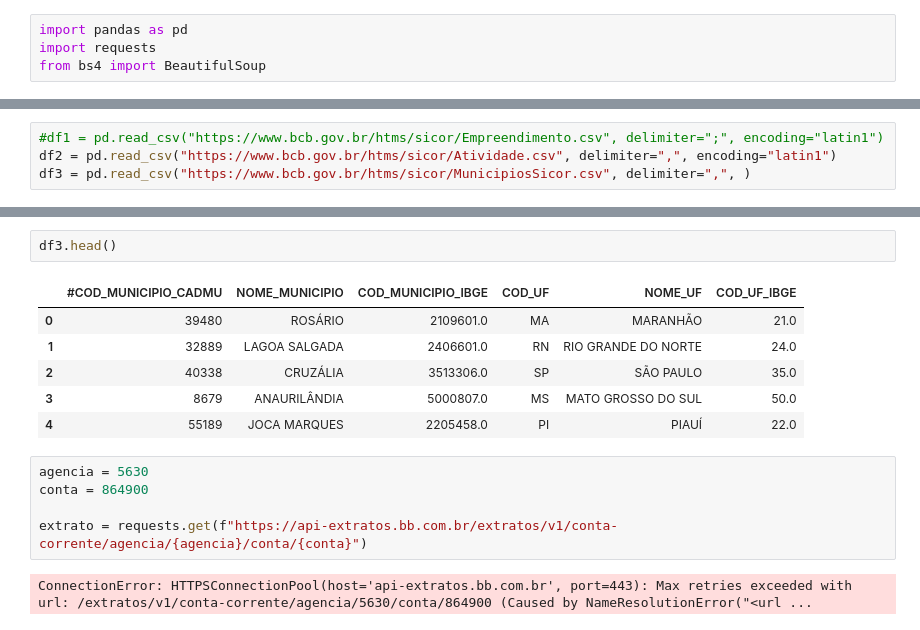
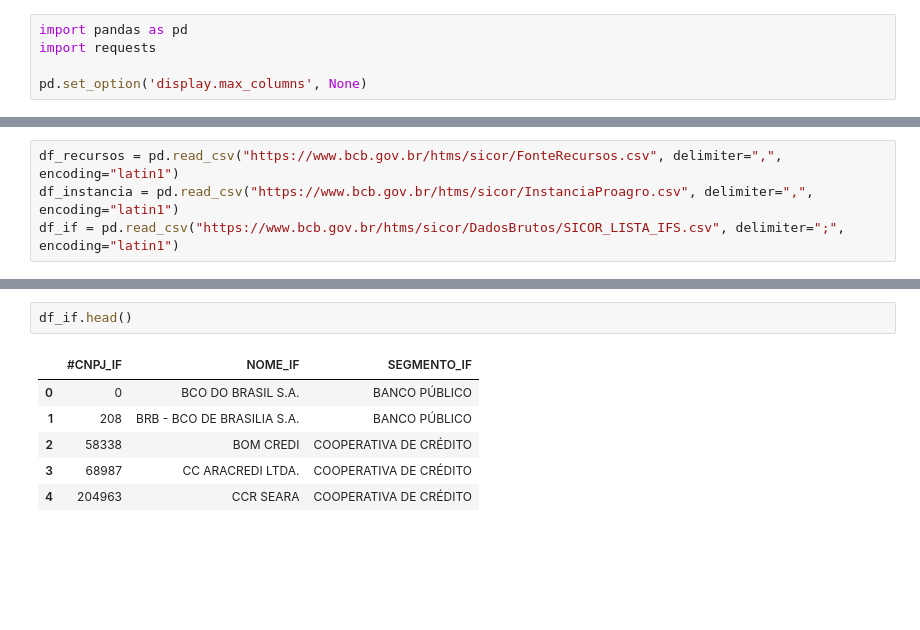
Before and after one commit to Helio-Jr/operacoes-sicor, a Jupyter notebook: testes.ipynb, the cells around one changed output, grey strips where cells are left out. Saved outputs shown, nothing was run; the diff lists cells and outputs as text; blank space fills up the shorter version.

```diff
--- a/testes.ipynb
+++ b/testes.ipynb
@@ -1,4 +3,5 @@
 # %%
 import pandas as pd
 import requests
-from bs4 import BeautifulSoup
+
+pd.set_option('display.max_columns', None)
@@ -35,4 +21,4 @@ df[df["#REF_BACEN"] == 519338131]
 # %%
-#df1 = pd.read_csv("https://www.bcb.gov.br/htms/sicor/Empreendimento.csv", delimiter=";", encoding="latin1")
-df2 = pd.read_csv("https://www.bcb.gov.br/htms/sicor/Atividade.csv", delimiter=",", encoding="latin1")
-df3 = pd.read_csv("https://www.bcb.gov.br/htms/sicor/MunicipiosSicor.csv", delimiter=",", )
+df_recursos = pd.read_csv("https://www.bcb.gov.br/htms/sicor/FonteRecursos.csv", delimiter=",", encoding="latin1")
+df_instancia = pd.read_csv("https://www.bcb.gov.br/htms/sicor/InstanciaProagro.csv", delimiter=",", encoding="latin1")
+df_if = pd.read_csv("https://www.bcb.gov.br/htms/sicor/DadosBrutos/SICOR_LISTA_IFS.csv", delimiter=";", encoding="latin1")
@@ -39,16 +61,9 @@ df3 = pd.read_csv("https://www.bcb.gov.br/htms/sicor/MunicipiosSicor.csv", delim
 # %%
-df3.head()
+df_if.head()
 # %% [output]
-|  | #COD_MUNICIPIO_CADMU | NOME_MUNICIPIO | COD_MUNICIPIO_IBGE | COD_UF | NOME_UF | COD_UF_IBGE |
-| 0 | 39480 | ROSÁRIO | 2109601.0 | MA | MARANHÃO | 21.0 |
-| 1 | 32889 | LAGOA SALGADA | 2406601.0 | RN | RIO GRANDE DO NORTE | 24.0 |
-| 2 | 40338 | CRUZÁLIA | 3513306.0 | SP | SÃO PAULO | 35.0 |
-| 3 | 8679 | ANAURILÂNDIA | 5000807.0 | MS | MATO GROSSO DO SUL | 50.0 |
-| 4 | 55189 | JOCA MARQUES | 2205458.0 | PI | PIAUÍ | 22.0 |
+|  | #CNPJ_IF | NOME_IF | SEGMENTO_IF |
+| 0 | 0 | BCO DO BRASIL S.A. | BANCO PÚBLICO |
+| 1 | 208 | BRB - BCO DE BRASILIA S.A. | BANCO PÚBLICO |
+| 2 | 58338 | BOM CREDI | COOPERATIVA DE CRÉDITO |
+| 3 | 68987 | CC ARACREDI LTDA. | COOPERATIVA DE CRÉDITO |
+| 4 | 204963 | CCR SEARA | COOPERATIVA DE CRÉDITO |
-# %%
-agencia = 5630
-conta = 864900
-
-extrato = requests.get(f"https://api-extratos.bb.com.br/extratos/v1/conta-corrente/agencia/{agencia}/conta/{conta}")
-# %% [output]
-ConnectionError: HTTPSConnectionPool(host='api-extratos.bb.com.br', port=443): Max retries exceeded with url: /extratos/v1/conta-corrente/agencia/5630/conta/864900 (Caused by NameResolutionError("<url ...
```
Also changed, not shown: parts of 11 cells of this notebook.
